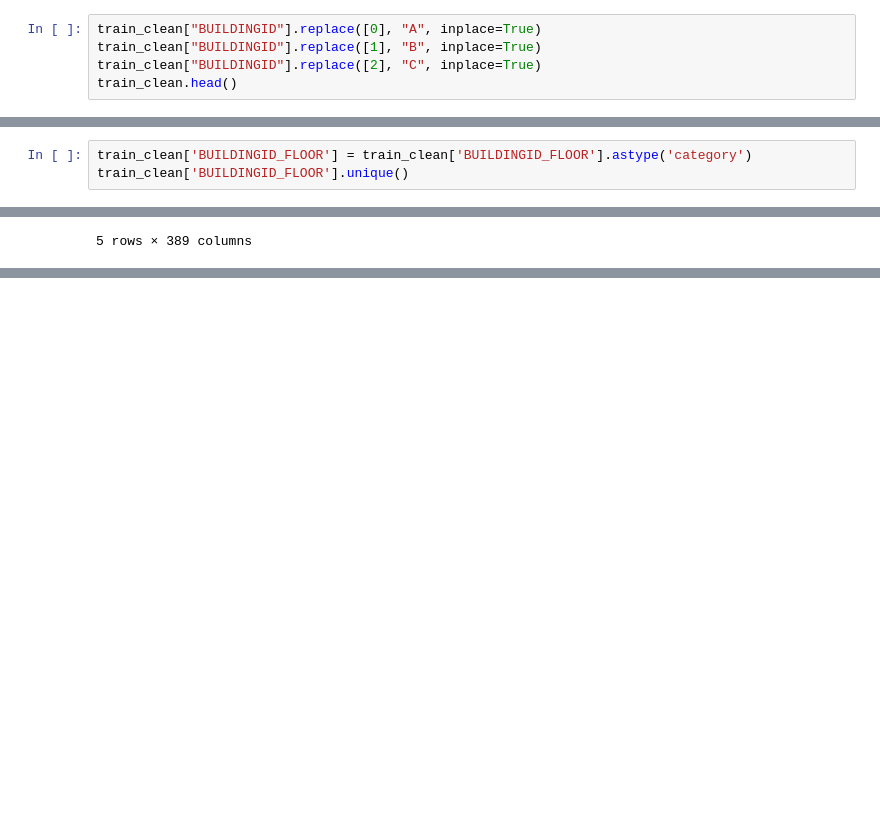
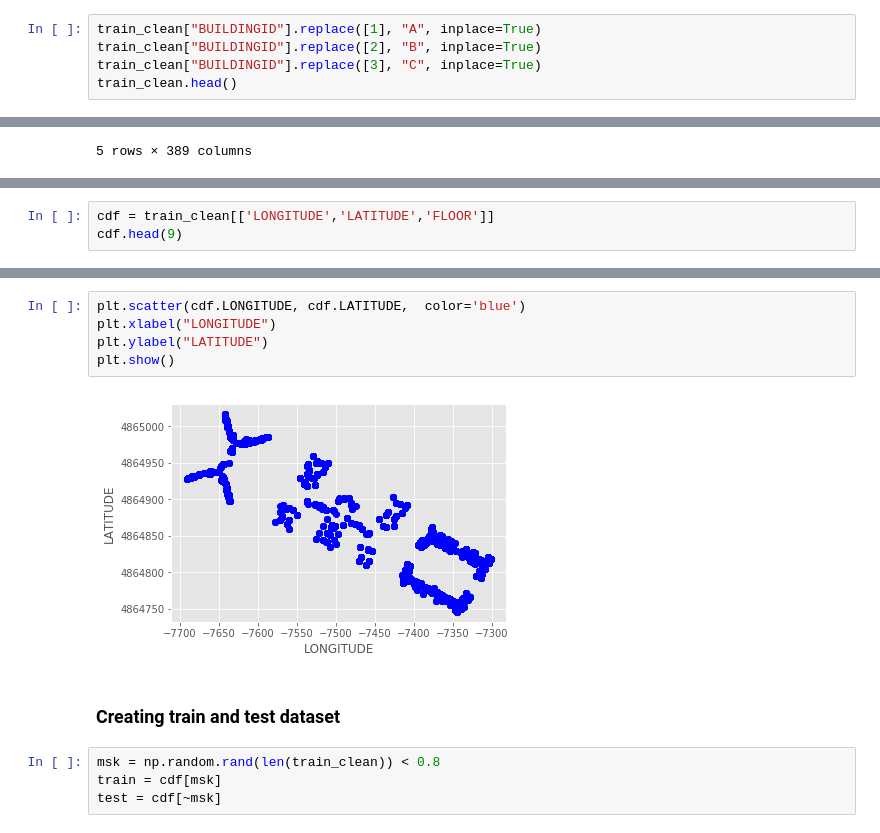
Before and after one commit to AndreasNehls/IoT_Analytics, a Jupyter notebook: python/IoT_preprocessing.ipynb, the cells around one changed output, grey strips where cells are left out. Cells and saved outputs as stored; diff of their text form; blank space fills up the shorter version.

```diff
--- a/python/IoT_preprocessing.ipynb
+++ b/python/IoT_preprocessing.ipynb
@@ -406,9 +406,9 @@ train_clean.head()
 # %% [markdown]
 ### 004 - Data categorizing <a id='data_categorizing'></a>
 # %%
-train_clean["BUILDINGID"].replace([0], "A", inplace=True)
-train_clean["BUILDINGID"].replace([1], "B", inplace=True)
-train_clean["BUILDINGID"].replace([2], "C", inplace=True)
+train_clean["BUILDINGID"].replace([1], "A", inplace=True)
+train_clean["BUILDINGID"].replace([2], "B", inplace=True)
+train_clean["BUILDINGID"].replace([3], "C", inplace=True)
 train_clean.head()
 # %% [output]
 |  | WAP001 | WAP002 | WAP005 | WAP006 | WAP007 | WAP008 | WAP009 | WAP010 | WAP011 | WAP012 | ... | ... |
@@ -442,3 +431,0 @@ array(['B2', 'C3', 'C4', 'C2', 'B3', 'C0', 'C1', 'B0', 'B1', 'A0', 'A1',
-# %%
-train_clean['BUILDINGID_FLOOR'] = train_clean['BUILDINGID_FLOOR'].astype('category')
-train_clean['BUILDINGID_FLOOR'].unique()
@@ -463,0 +481,3 @@ Data exporting into the CSV file!
+# %%
+cdf = train_clean[['LONGITUDE','LATITUDE','FLOOR']]
+cdf.head(9)
@@ -463,0 +495,13 @@ Data exporting into the CSV file!
+# %%
+plt.scatter(cdf.LONGITUDE, cdf.LATITUDE,  color='blue')
+plt.xlabel("LONGITUDE")
+plt.ylabel("LATITUDE")
+plt.show()
+# %% [output]
+[figure, added]
+# %% [markdown]
+### Creating train and test dataset
+# %%
+msk = np.random.rand(len(train_clean)) < 0.8
+train = cdf[msk]
+test = cdf[~msk]
```
Also changed, not shown: parts of 14 cells of this notebook.
